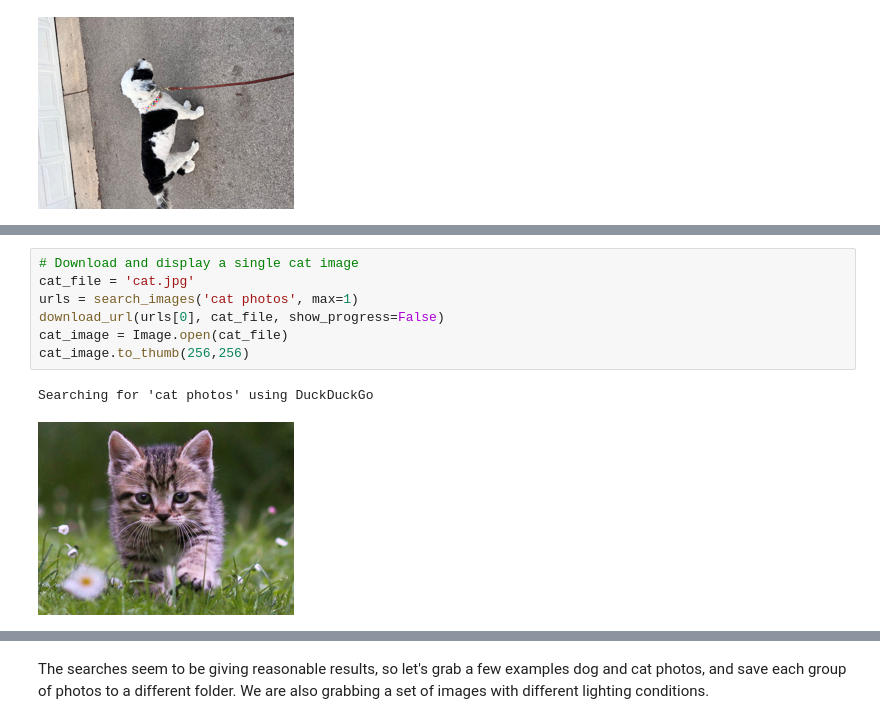
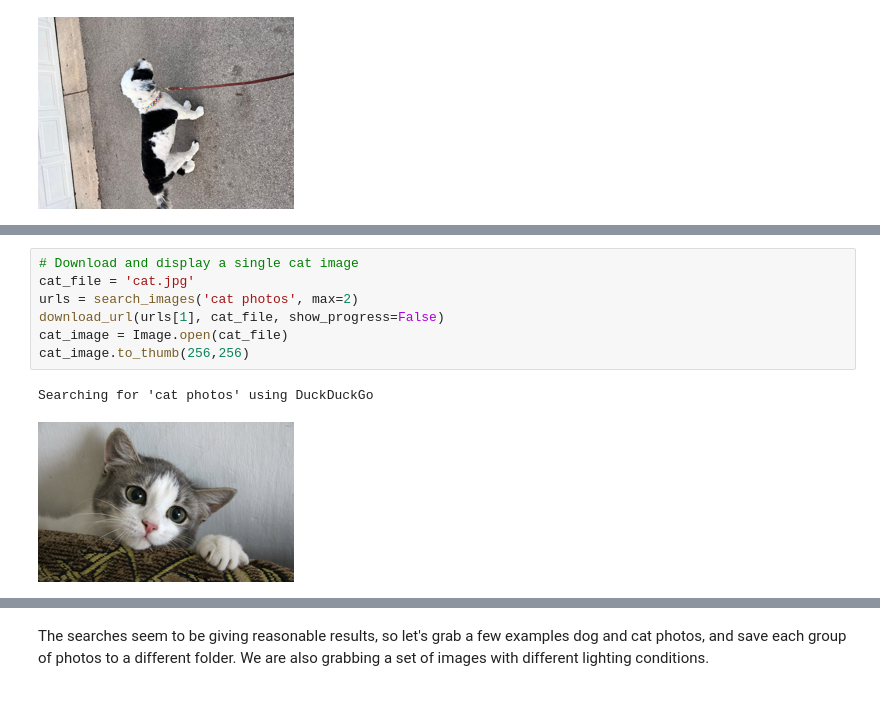
Before and after one commit to dphummel/AI, a Jupyter notebook: computer-vision-is-it-a-dog.ipynb, the cells around one changed output, grey strips where cells are left out. Cells and saved outputs as stored; diff of their text form.

```diff
--- a/computer-vision-is-it-a-dog.ipynb
+++ b/computer-vision-is-it-a-dog.ipynb
@@ -105,13 +105,13 @@ Searching for 'dog photos' using DuckDuckGo
 # %%
 # Download and display a single cat image
 cat_file = 'cat.jpg'
-urls = search_images('cat photos', max=1)
-download_url(urls[0], cat_file, show_progress=False)
+urls = search_images('cat photos', max=2)
+download_url(urls[1], cat_file, show_progress=False)
 cat_image = Image.open(cat_file)
 cat_image.to_thumb(256,256)
 # %% [output]
 Searching for 'cat photos' using DuckDuckGo
-[figure, old version]
+[figure, new version]
 # %%
 # Download and display a single bird image
 # TOOD:  Add code to confirm the image can be opened
```
Also changed, not shown: parts of 9 cells of this notebook.
